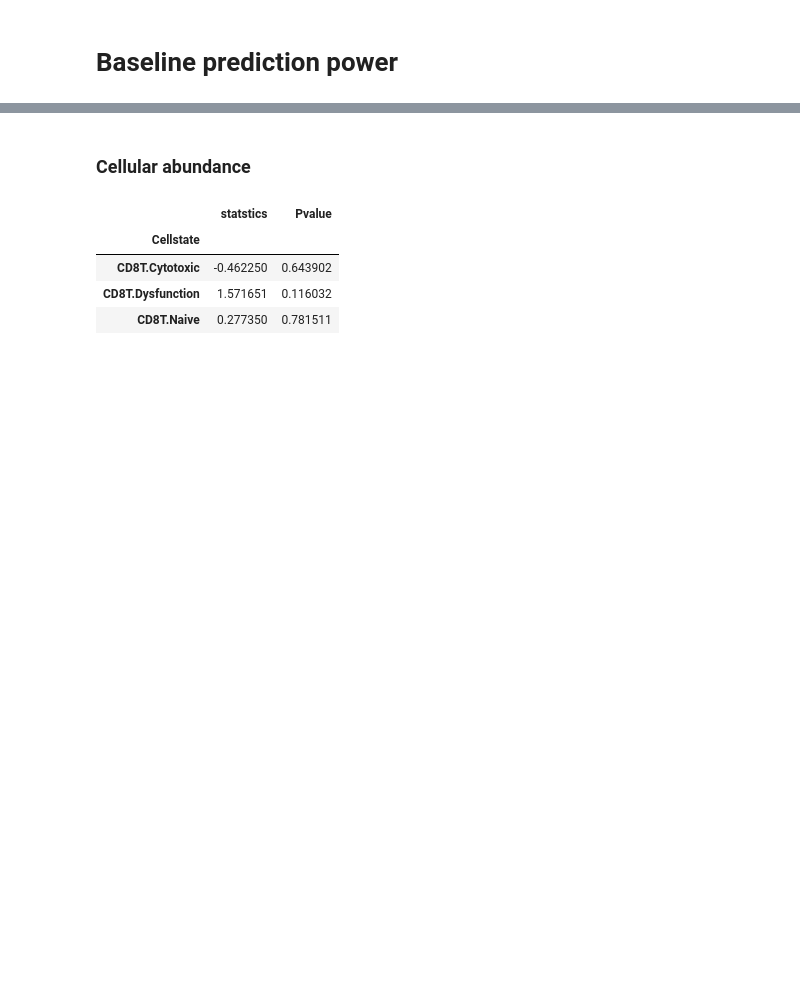
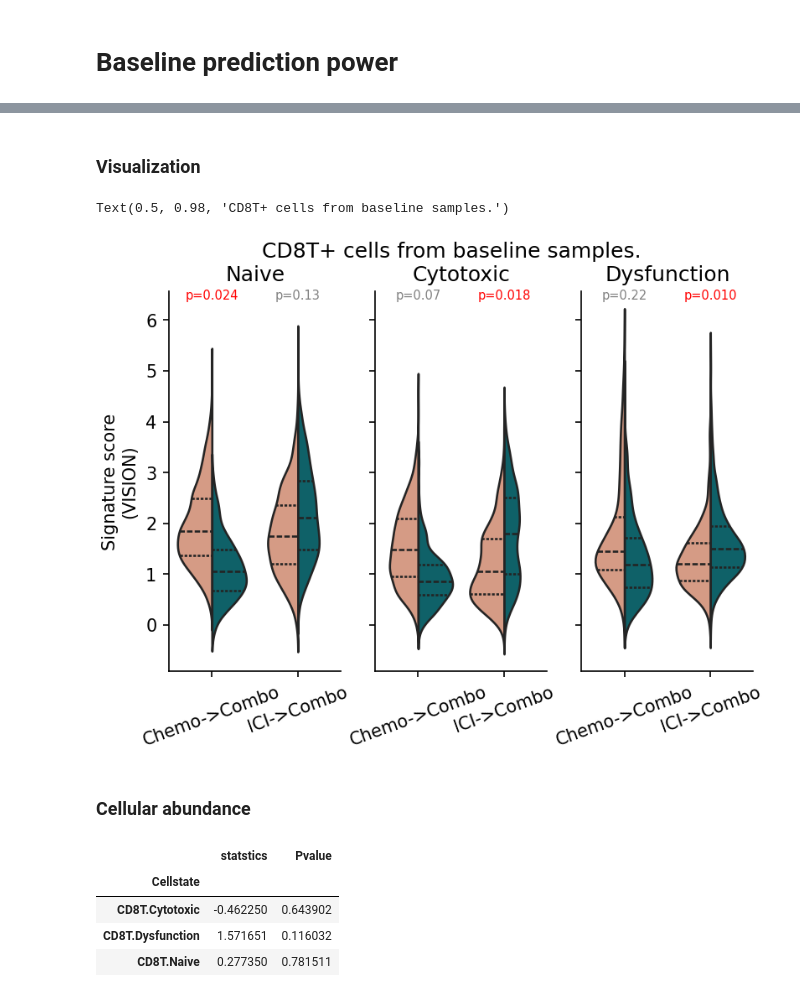
Before and after one commit to jingxinfu/hr_brca_single_cell, a Jupyter notebook: notebooks/XX_Checked_Figure3_Tcells.ipynb, the cells around one changed output, grey strips where cells are left out. Cells and saved outputs as stored; diff of their text form; code cells hidden in the pictures; blank space fills up the shorter version.

```diff
--- a/notebooks/XX_Checked_Figure3_Tcells.ipynb
+++ b/notebooks/XX_Checked_Figure3_Tcells.ipynb
@@ -394,0 +341,15 @@ ax.spines[['right','top']].set_visible(False)
+# %%
+x='BestResponse'
+groupby = 'Treatment_Arm'
+x_order=['0-I','II-III']
+dt = scores.loc[(scores.Timepoint.isin(['Baseline'])),:].copy()
+output_table = []
+for arm,input_dt in dt.groupby(groupby):
+    input_dt[x] = pd.Categorical(input_dt[x],x_order,ordered=True)
+    result = lmTest(dt=input_dt,Y=list(MP_anno_map.keys()),x=x,Z=[],explored_z=explored_z,random_var=random_var)
+    result[groupby] = arm
+    output_table.append(result)
+output_table = pd.concat(output_table,axis=0).replace(MP_anno_map)
+output_table.to_csv(f'{RESULT_TABLE}/LmTest/CD8T_Baseline_Prediction.csv',index=False)
+pvalues = output_table.set_index(['Y',groupby])['Pvalue']
+output_table
@@ -395,3 +364,34 @@ ax.spines[['right','top']].set_visible(False)
+# %% [markdown]
+### Visualization
+# %%
+show_mps = ['Naive','Cytotoxic','Dysfunction']
+plt_dt = dt.rename(columns=MP_anno_map)
+plt_dt.BestResponse= plt_dt.BestResponse.map({'0-I':'favorable response\n(RCB 0-I)','II-III':'unfavorable response\n(RCB II-III)'})
+fig,axs=plt.subplots(1,3,dpi=150,sharey=True)
+for i,subtype in enumerate(show_mps):
+    ax=axs[i]
+    sns.violinplot(data=plt_dt,
+                   ax=ax,x=groupby,y=subtype,hue=x,
+                split=True,inner="quart", fill=True,
+                palette=COLOR_PAlETTE[x])
+    ax.legend_.remove()
+    ax.set(xlabel='',title=subtype,ylabel='Signature score\n(VISION)')
+    ax.tick_params(axis='x',rotation=20)
+    y_loc =6.6
+    for xtick in ax.get_xticklabels():
+        x_loc,_ = xtick.get_position()
+        text = xtick.get_text()
+        if pvalues[subtype,text] >= 0.05:
+            c='gray'
+            label = f"p={pvalues[subtype,text]:.2f}"
+        else:
+            label = f"p={pvalues[subtype,text]:.3f}"
+            c = 'red'
+        ax.text(x_loc,y_loc,s=label,ha='center',va='top',color=c,fontsize=7)
+plt.suptitle('CD8T+ cells from baseline samples.')
+# %% [output]
+Text(0.5, 0.98, 'CD8T+ cells from baseline samples.')
+[figure, added]
 # %% [markdown]
 ### Cellular abundance
 # %%
```
Also changed, not shown: parts of 8 cells of this notebook, 1 other file.
